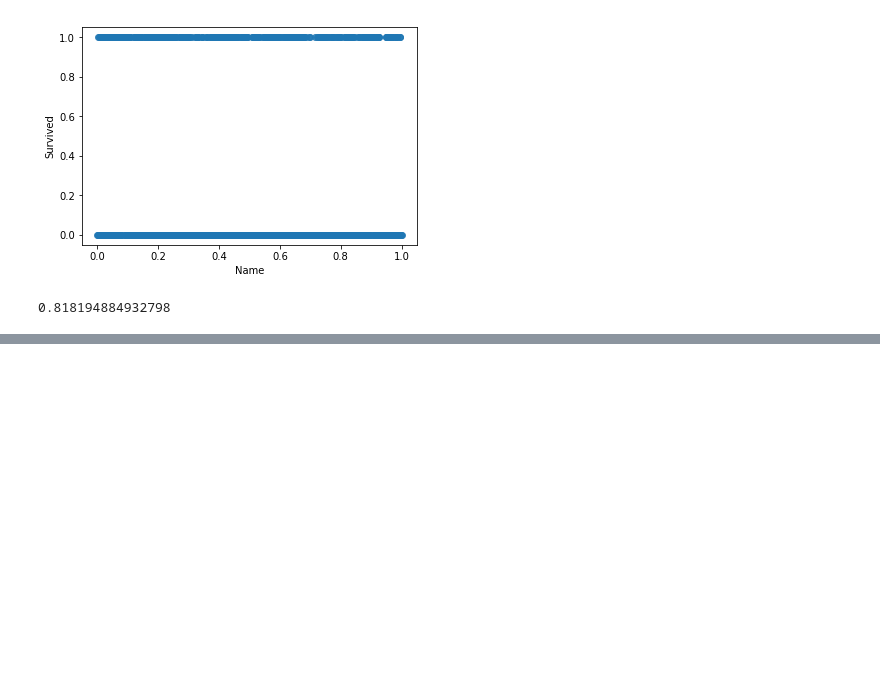
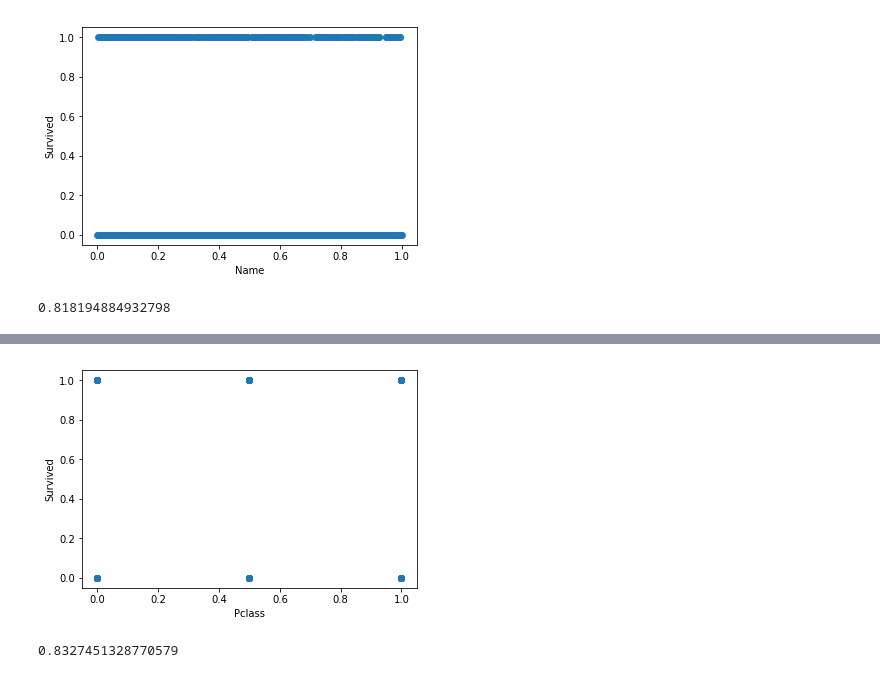
Before and after one commit to bbdalala/100Day-ML-Marathon, a Jupyter notebook: homework/Day_029_HW.ipynb, the cells around one changed output, grey strips where cells are left out. Drawn from its saved outputs; the diff is of its cells as text; code cells hidden in the pictures; blank space fills up the shorter version.

```diff
--- a/homework/Day_029_HW.ipynb
+++ b/homework/Day_029_HW.ipynb
@@ -122,0 +133,19 @@ cross_val_score(estimator, train_X, train_Y, cv=5).mean()
+# %%
+# 第二名 : Pclass
+sns.regplot(x=df['Pclass'], y=train_Y, fit_reg=False)
+plt.show()
+# %% [output]
+[figure, added]
+# %%
+# 製作新特徵看效果
+"""
+Your Code Here
+"""
+df['Add_char'] = (df['Sex'] + df['Pclass']) / 2
+df['Multi_char'] = df['Sex'] * df['Pclass']
+df['TN_div1p'] = df['Sex'] / (df['Pclass']+1) * 2
+df['NT_div1p'] = df['Pclass'] / (df['Sex']+1) * 2
+train_X = MMEncoder.fit_transform(df)
+cross_val_score(estimator, train_X, train_Y, cv=5).mean()
+# %% [output]
+0.8327451328770579
```
Also changed, not shown: parts of 2 cells of this notebook.
